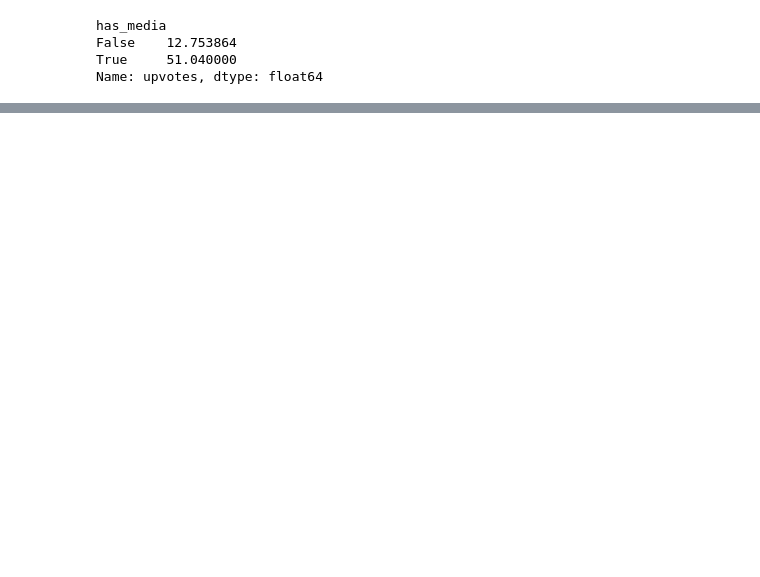
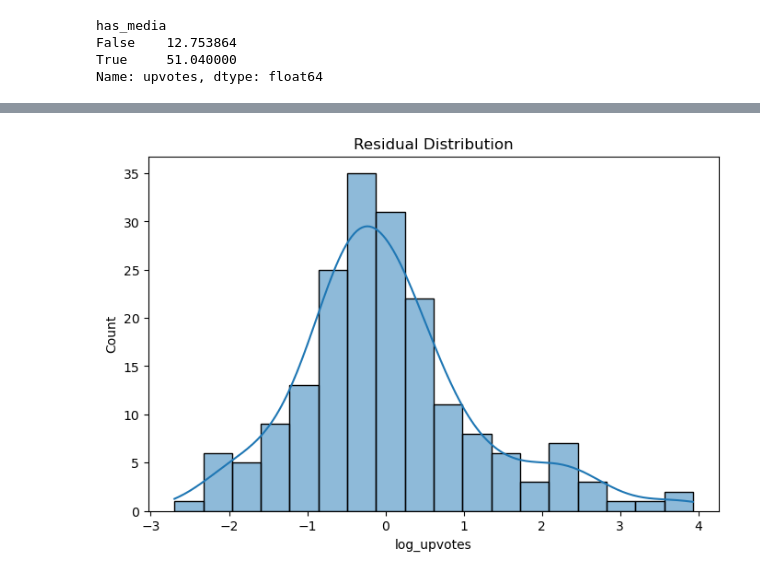
Before and after one commit to Kevin-Wu-12/DSC190-Project, a Jupyter notebook: analysis.ipynb, the cells around one changed output, grey strips where cells are left out. Drawn from its saved outputs; the diff is of its cells as text; code cells hidden in the pictures; blank space fills up the shorter version.

```diff
--- a/analysis.ipynb
+++ b/analysis.ipynb
@@ -334,0 +432,7 @@ fig2.show()
+# %%
+plt.figure(figsize=(8,5))
+sns.histplot(residuals, kde=True)
+plt.title("Residual Distribution")
+plt.show()
+# %% [output]
+[figure, added]
```
Also changed, not shown: parts of 29 cells of this notebook.
